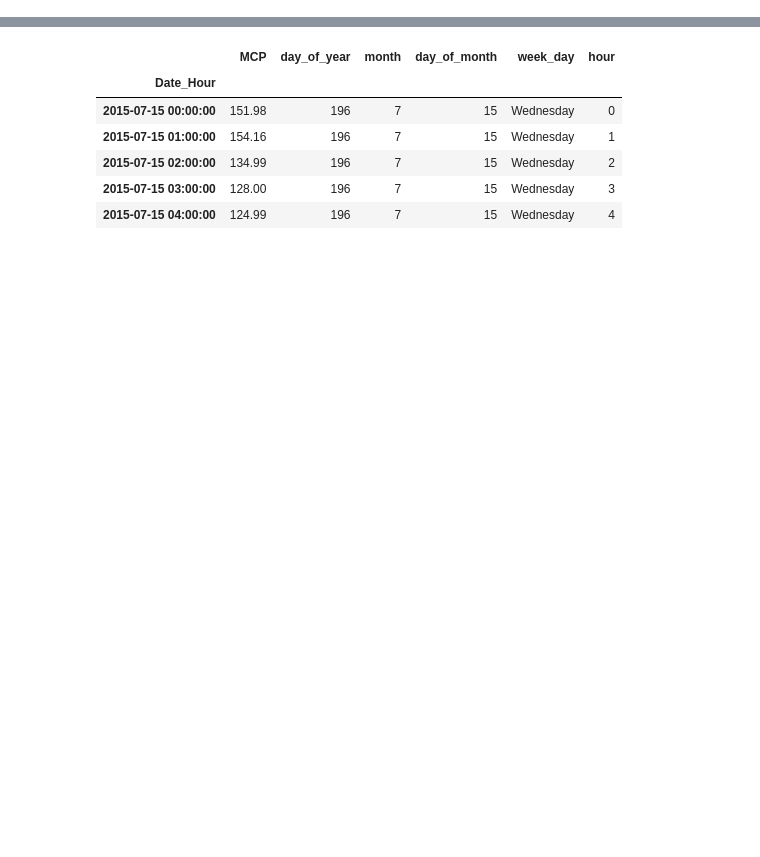
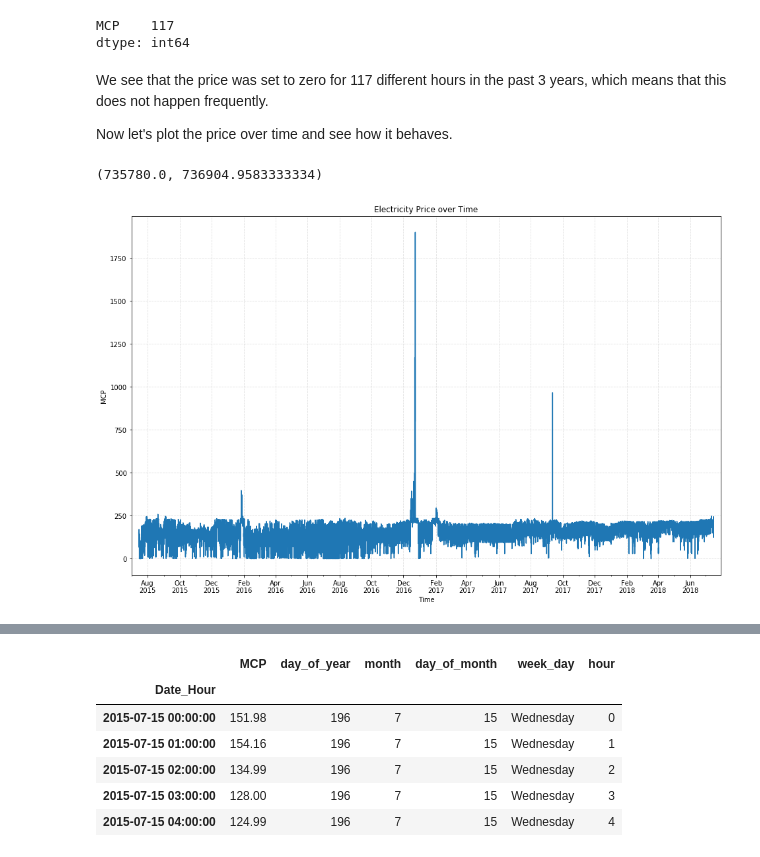
Before and after one commit to Mo-Saif/Turkish-Electricity-Market, a Jupyter notebook: MCP Exploratory Analysis Files/MCP Exploratory Analysis.ipynb, the cells around one changed output, grey strips where cells are left out. Cells and saved outputs as stored; diff of their text form; code cells hidden in the pictures; blank space fills up the shorter version.

```diff
--- a/MCP Exploratory Analysis Files/MCP Exploratory Analysis.ipynb
+++ b/MCP Exploratory Analysis Files/MCP Exploratory Analysis.ipynb
@@ -91,0 +119,23 @@ We can see that there is an upward trend in the electricity price over time. We
+# %%
+df[df['MCP'] == 0].count()
+# %% [output]
+MCP    117
+dtype: int64
+# %% [markdown]
+We see that the price was set to zero for 117 different hours in the past 3 years, which means that this does not happen frequently.
+
+Now let's plot the price over time and see how it behaves.
+# %%
+fig, ax = plt.subplots(figsize=(16, 10))
+ax.xaxis.set_major_locator(mdates.MonthLocator(interval=2))
+ax.xaxis.set_major_formatter(mdates.DateFormatter('%b\n%Y'))
+ax.xaxis.set_minor_locator(mdates.MonthLocator())
+ax.plot(df['MCP'])
+ax.set_title("Electricity Price over Time")
+ax.set_xlabel('Time')
+ax.set_ylabel('MCP')
+plt.grid(linestyle='--', alpha=0.4)
+plt.xlim(df.index.min() - pd.Timedelta(weeks=2), df.index.max() + pd.Timedelta(weeks=2))
+# %% [output]
+(735780.0, 736904.9583333334)
+[figure, added]
```
Also changed, not shown: parts of 102 cells of this notebook, 5 other files.
